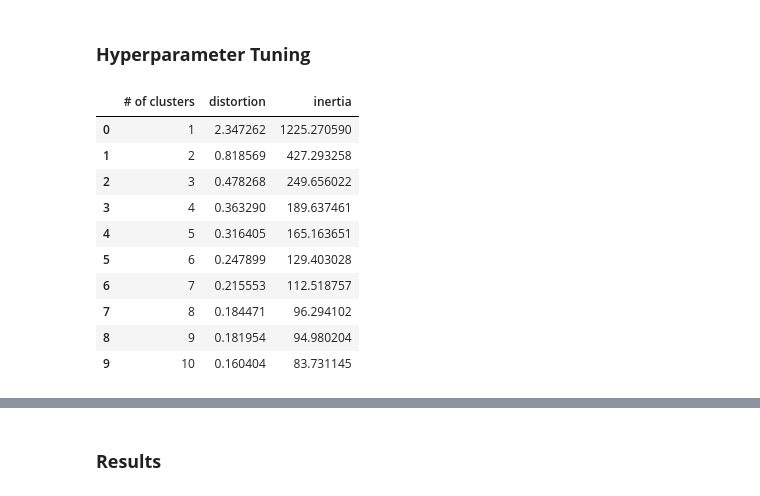
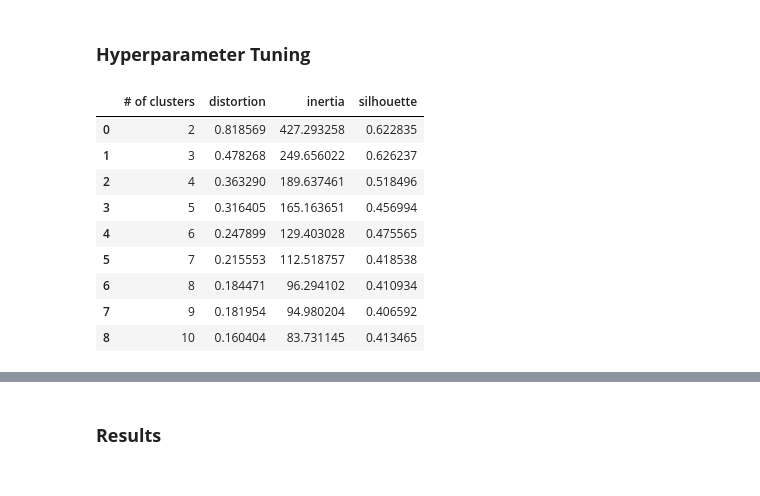
Before and after one commit to anly501/dsan-5000-project-bdools, a Jupyter notebook: DSAN-5000-Website/clustering/clustering.ipynb, the cells around one changed output, grey strips where cells are left out. Saved outputs shown, nothing was run; the diff lists cells and outputs as text; code cells hidden in the pictures.

```diff
--- a/DSAN-5000-Website/clustering/clustering.ipynb
+++ b/DSAN-5000-Website/clustering/clustering.ipynb
@@ -110,33 +110,36 @@ X = X.dropna().to_numpy()
 # %%
 from sklearn.cluster import KMeans
 import numpy as np
 import matplotlib.pyplot as plt
+from sklearn.metrics import silhouette_score
 
-# Determining the optimal number of clusters using the Elbow method for K-Means
+# Getting Data for Plots
+
 clusters = []
 
-for k in range(1, 11):
+for k in range(2, 11):
     kmeans = KMeans(n_clusters=k, random_state=50, n_init="auto", init="k-means++")
     kmeans.fit(X)
+    labels = kmeans.labels_
+    silhouette = silhouette_score(X, labels)
     inertia = kmeans.inertia_
     distortion = inertia/X.shape[0]
-    clusters.append({"# of clusters": k, "distortion": distortion, "inertia" : inertia})
+    clusters.append({"# of clusters": k, "distortion": distortion, "inertia" : inertia, "silhouette": silhouette})
 
 df_clusters = pd.DataFrame(clusters)
 
 df_clusters
 # %% [output]
-|  | # of clusters | distortion | inertia |
-| 0 | 1 | 2.347262 | 1225.270590 |
-| 1 | 2 | 0.818569 | 427.293258 |
-| 2 | 3 | 0.478268 | 249.656022 |
-| 3 | 4 | 0.363290 | 189.637461 |
-| 4 | 5 | 0.316405 | 165.163651 |
-| 5 | 6 | 0.247899 | 129.403028 |
-| 6 | 7 | 0.215553 | 112.518757 |
-| 7 | 8 | 0.184471 | 96.294102 |
-| 8 | 9 | 0.181954 | 94.980204 |
-| 9 | 10 | 0.160404 | 83.731145 |
+|  | # of clusters | distortion | inertia | silhouette |
+| 0 | 2 | 0.818569 | 427.293258 | 0.622835 |
+| 1 | 3 | 0.478268 | 249.656022 | 0.626237 |
+| 2 | 4 | 0.363290 | 189.637461 | 0.518496 |
+| 3 | 5 | 0.316405 | 165.163651 | 0.456994 |
+| 4 | 6 | 0.247899 | 129.403028 | 0.475565 |
+| 5 | 7 | 0.215553 | 112.518757 | 0.418538 |
+| 6 | 8 | 0.184471 | 96.294102 | 0.410934 |
+| 7 | 9 | 0.181954 | 94.980204 | 0.406592 |
+| 8 | 10 | 0.160404 | 83.731145 | 0.413465 |
 # %%
 # Plotting the Elbow graph
 plt.figure(figsize=(10, 6))
```
Also changed, not shown: parts of 3 cells of this notebook, 3 other files.
